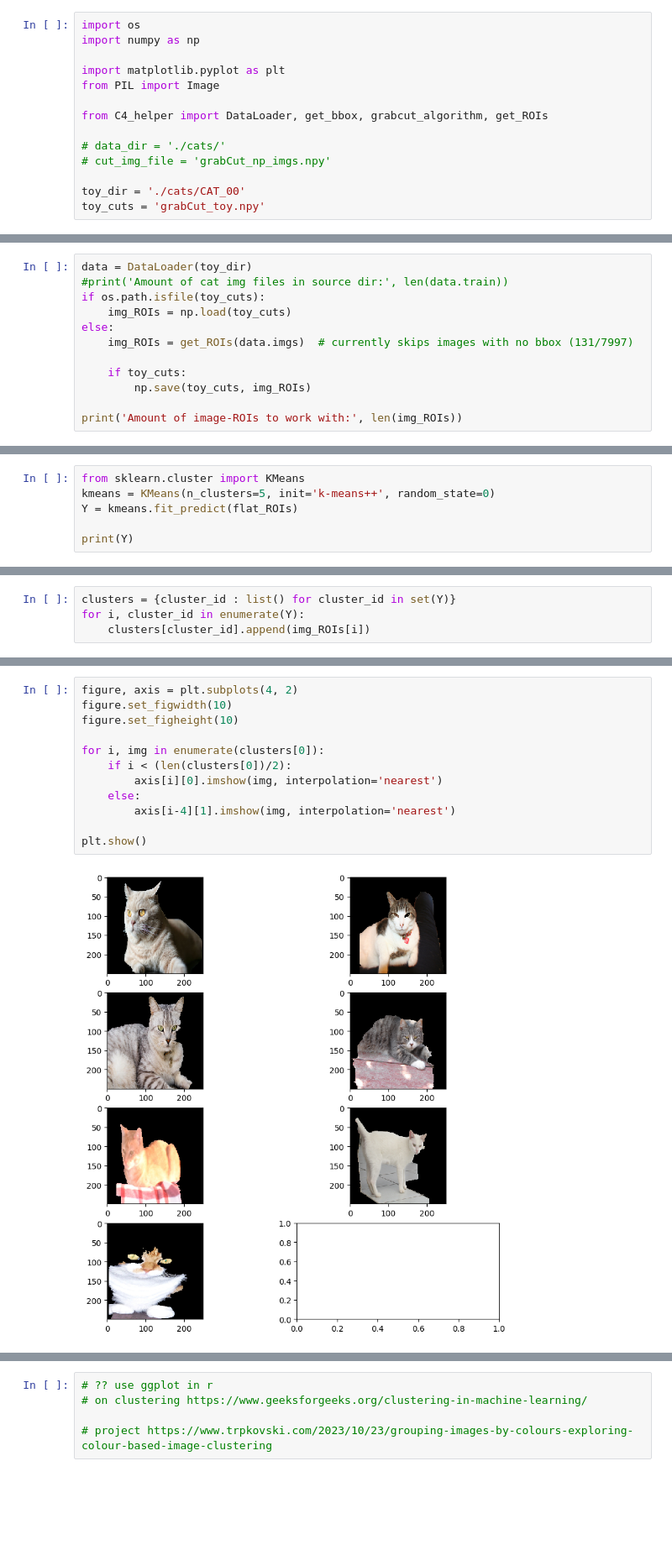
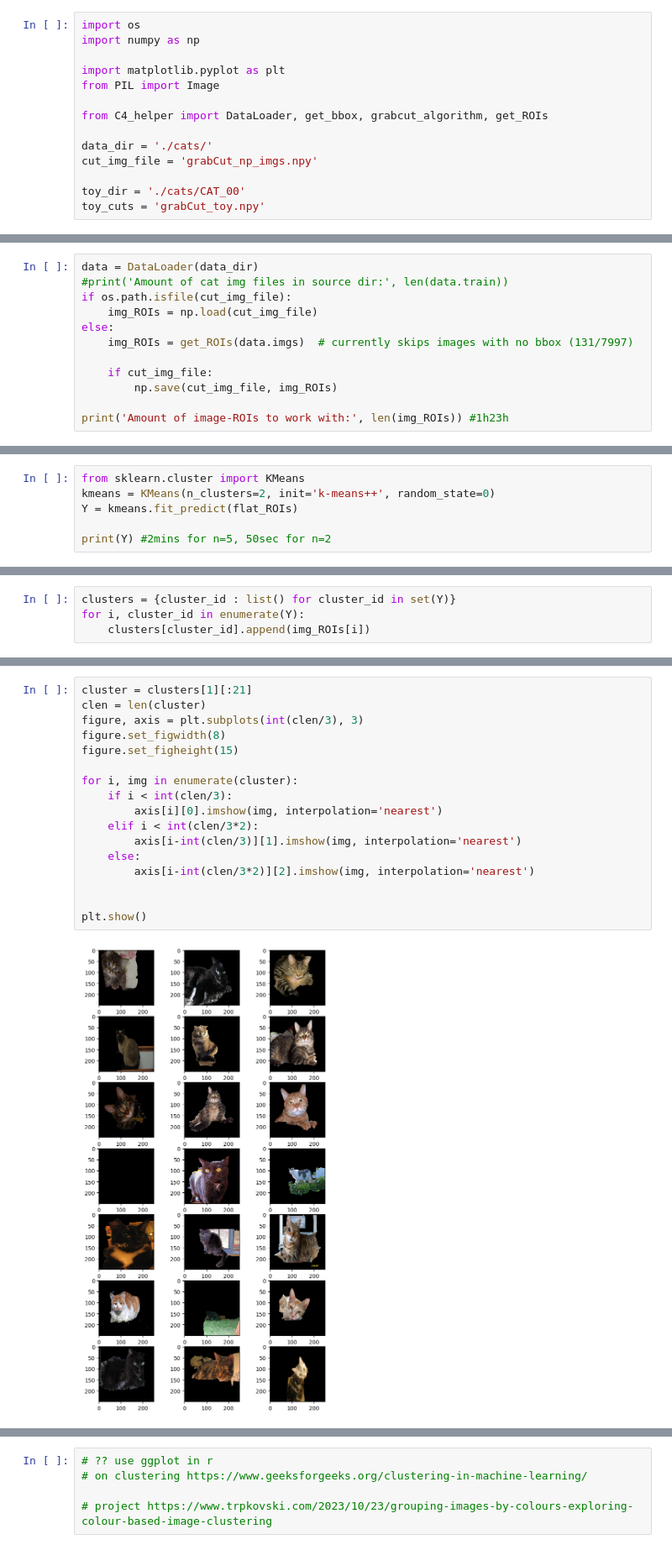
Before and after one commit to jshrdt/ML2-final, a Jupyter notebook: ML2-final-expl.ipynb, the cells around one changed output, grey strips where cells are left out. Shown at 84% size. Drawn from its saved outputs; the diff is of its cells as text; blank space fills up the shorter version.

Commit message:
pre-lim n=2 cluster

```diff
--- a/ML2-final-expl.ipynb
+++ b/ML2-final-expl.ipynb
@@ -13,8 +13,8 @@ from PIL import Image
 
 from C4_helper import DataLoader, get_bbox, grabcut_algorithm, get_ROIs
 
-# data_dir = './cats/'
-# cut_img_file = 'grabCut_np_imgs.npy'
+data_dir = './cats/'
+cut_img_file = 'grabCut_np_imgs.npy'
 
 toy_dir = './cats/CAT_00'
 toy_cuts = 'grabCut_toy.npy'
@@ -23,15 +23,15 @@ toy_cuts = 'grabCut_toy.npy'
 Goal for object detection with bboxes
 Simplyfying assumption: No other animals than cats, 1 animal at a time
 # %%
-data = DataLoader(toy_dir)
+data = DataLoader(data_dir)
 #print('Amount of cat img files in source dir:', len(data.train))
-if os.path.isfile(toy_cuts):
-    img_ROIs = np.load(toy_cuts)
+if os.path.isfile(cut_img_file):
+    img_ROIs = np.load(cut_img_file)
 else:
     img_ROIs = get_ROIs(data.imgs)  # currently skips images with no bbox (131/7997)
 
-    if toy_cuts:
-        np.save(toy_cuts, img_ROIs)
+    if cut_img_file:
+        np.save(cut_img_file, img_ROIs)
 
-print('Amount of image-ROIs to work with:', len(img_ROIs))
+print('Amount of image-ROIs to work with:', len(img_ROIs)) #1h23h
 # %% [output]
@@ -78,7 +80,7 @@ img_ROIs.shape, flat_ROIs.shape
 # %%
 from sklearn.cluster import KMeans
-kmeans = KMeans(n_clusters=5, init='k-means++', random_state=0)
+kmeans = KMeans(n_clusters=2, init='k-means++', random_state=0)
 Y = kmeans.fit_predict(flat_ROIs)
 
-print(Y)
+print(Y) #2mins for n=5, 50sec for n=2
 # %% [output]
@@ -96,14 +96,19 @@ for i, cluster_id in enumerate(Y):
 # %%
-figure, axis = plt.subplots(4, 2)
-figure.set_figwidth(10)
-figure.set_figheight(10)
+cluster = clusters[1][:21]
+clen = len(cluster)
+figure, axis = plt.subplots(int(clen/3), 3)
+figure.set_figwidth(8)
+figure.set_figheight(15)
 
-for i, img in enumerate(clusters[0]):
-    if i < (len(clusters[0])/2):
+for i, img in enumerate(cluster):
+    if i < int(clen/3):
         axis[i][0].imshow(img, interpolation='nearest')
+    elif i < int(clen/3*2):
+        axis[i-int(clen/3)][1].imshow(img, interpolation='nearest')
     else:
-        axis[i-4][1].imshow(img, interpolation='nearest')
+        axis[i-int(clen/3*2)][2].imshow(img, interpolation='nearest')
+
 
 plt.show()
 # %% [output]
-[figure, old version]
+[figure, new version]
```
Also changed, not shown: parts of 9 cells of this notebook, 1 other file.
